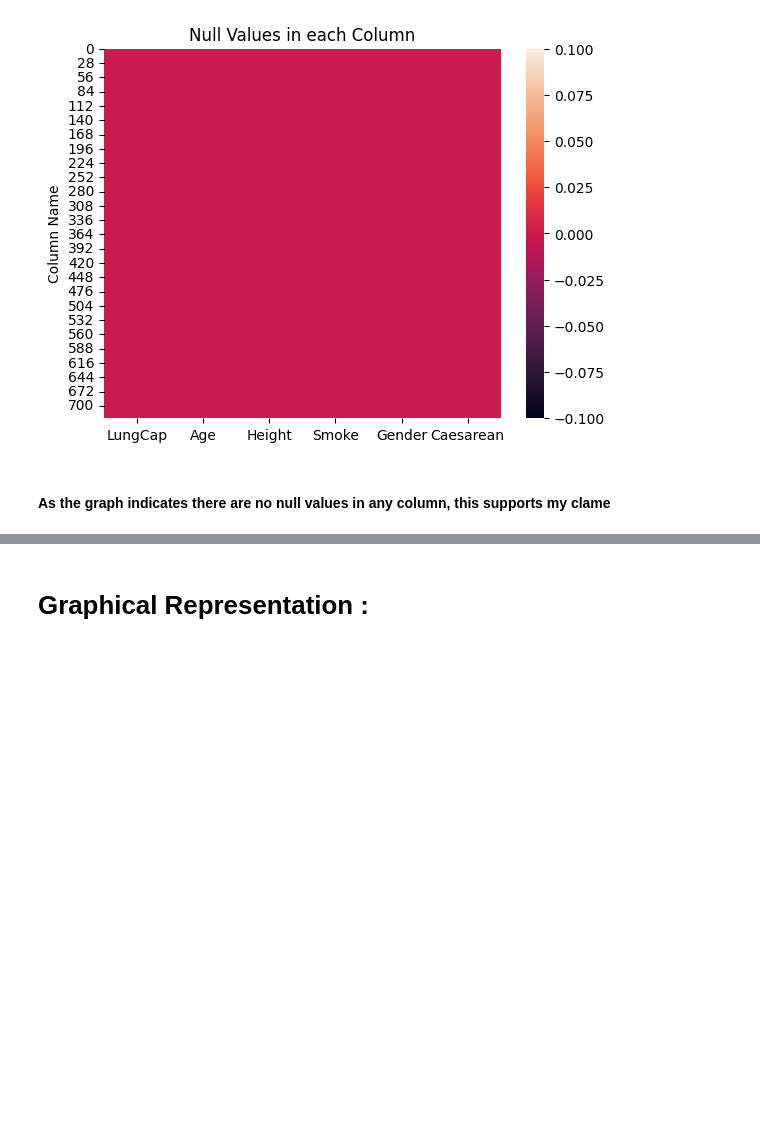
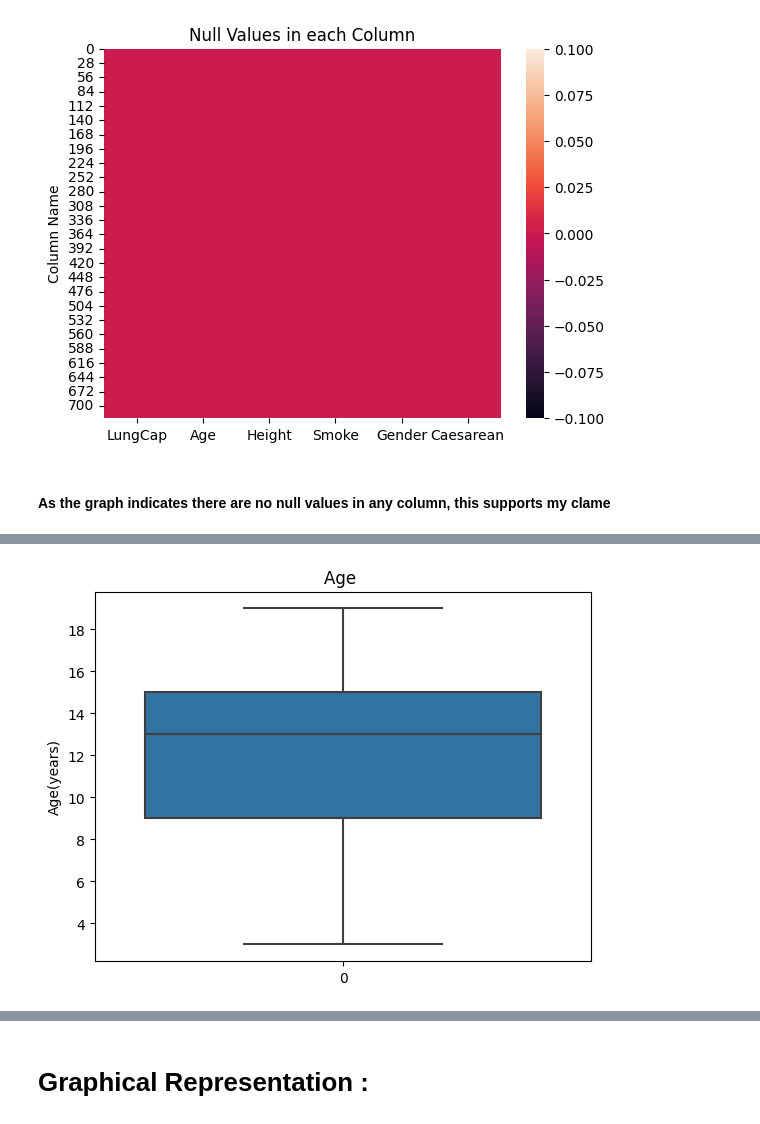
Before and after one commit to Rishikeshbalaji/Lung-Capacity-EDA, a Jupyter notebook: Practice assingment .ipynb, the cells around one changed output, grey strips where cells are left out. Cells and saved outputs as stored; diff of their text form; code cells hidden in the pictures; blank space fills up the shorter version.

```diff
--- a/Practice assingment .ipynb
+++ b/Practice assingment .ipynb
@@ -213,0 +224,8 @@ plt.show()
+# %%
+# box plot of age
+sns.boxplot(data['Age'])
+plt.title('Age ')
+plt.ylabel('Age(years)')
+plt.show()
+# %% [output]
+[figure, added]
```
Also changed, not shown: parts of 7 cells of this notebook.
